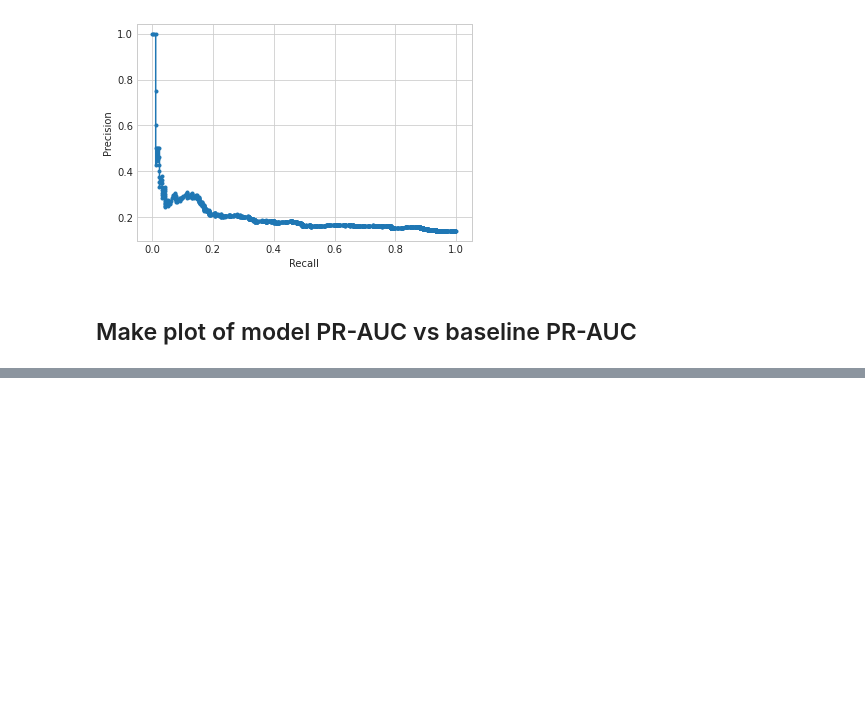
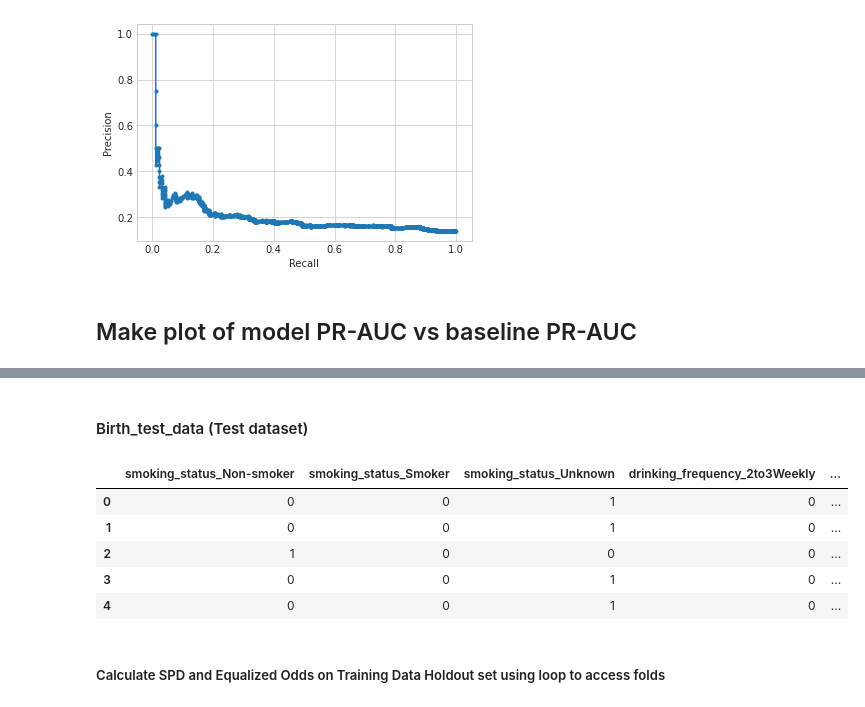
Before and after one commit to kgrillaert/preterm_birth, a Jupyter notebook: 03.Models/Preterm_Birth_Lifestyle_Models.ipynb, the cells around one changed output, grey strips where cells are left out. Cells and saved outputs as stored; diff of their text form; code cells hidden in the pictures; blank space fills up the shorter version.

```diff
--- a/03.Models/Preterm_Birth_Lifestyle_Models.ipynb
+++ b/03.Models/Preterm_Birth_Lifestyle_Models.ipynb
@@ -1618,0 +1741,17 @@ plt.show()
+# %% [markdown]
+#### Birth_test_data (Test dataset)
+# %%
+birth_test_data_encoded = pd.get_dummies(birth_test_encoded, columns=['race_person', 'ethnicity_person'], prefix=['race', 'ethnicity'], prefix_sep='_')
+
+columns_to_drop = ['condition_start_date', 'birth_class', 'date_of_birth']
+birth_test_data_encoded = birth_test_data_encoded.drop(columns=columns_to_drop)
+birth_test_data_encoded.head()
+# %% [output]
+|  | smoking_status_Non-smoker | smoking_status_Smoker | smoking_status_Unknown | drinking_frequency_2to3Weekly | ... |
+| 0 | 0 | 0 | 1 | 0 | ... |
+| 1 | 0 | 0 | 1 | 0 | ... |
+| 2 | 1 | 0 | 0 | 0 | ... |
+| 3 | 0 | 0 | 1 | 0 | ... |
+| 4 | 0 | 0 | 1 | 0 | ... |
+# %% [markdown]
+##### Calculate SPD and Equalized Odds on Training Data Holdout set using loop to access folds
```
Also changed, not shown: parts of 22 cells of this notebook.
